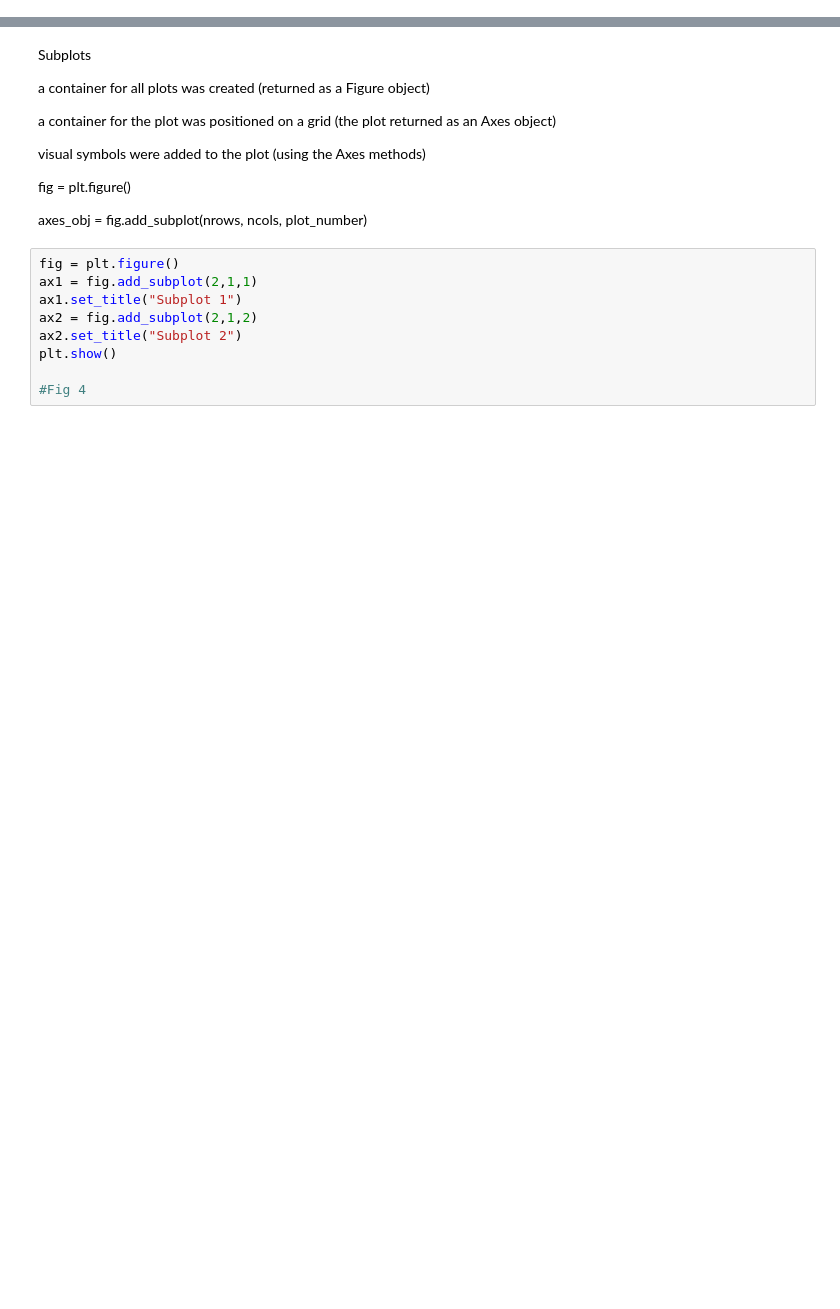
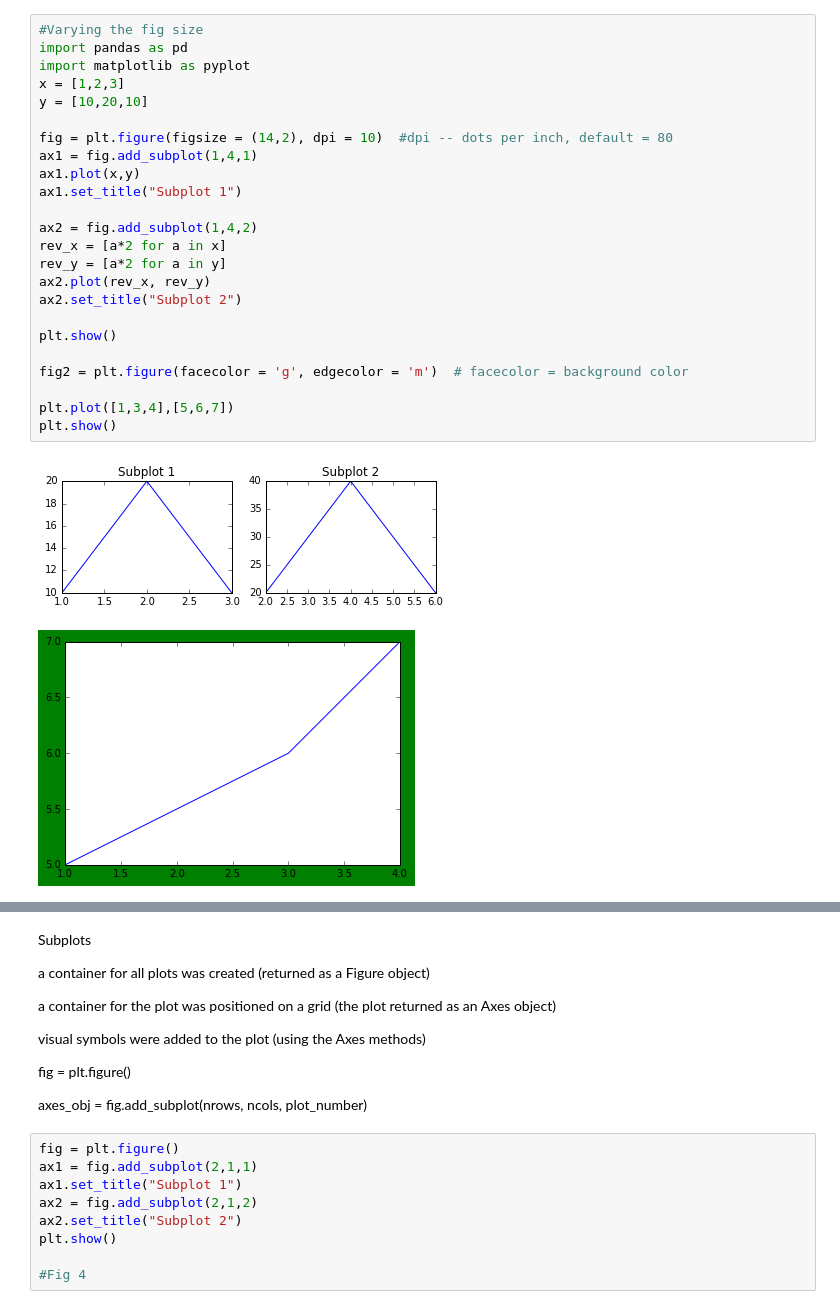
Before and after one commit to Anoosha-Shetty/Data-Science, a Jupyter notebook: Plotting/Line Charts.ipynb, the cells around one changed output, grey strips where cells are left out. Saved outputs shown, nothing was run; the diff lists cells and outputs as text; blank space fills up the shorter version.

```diff
--- a/Plotting/Line Charts.ipynb
+++ b/Plotting/Line Charts.ipynb
@@ -16,3 +22,30 @@ plt.show()
+# %%
+#Varying the fig size
+import pandas as pd
+import matplotlib as pyplot
+x = [1,2,3]
+y = [10,20,10]
+
+fig = plt.figure(figsize = (14,2), dpi = 10)  #dpi -- dots per inch, default = 80
+ax1 = fig.add_subplot(1,4,1)
+ax1.plot(x,y)
+ax1.set_title("Subplot 1")
+
+ax2 = fig.add_subplot(1,4,2)
+rev_x = [a*2 for a in x]
+rev_y = [a*2 for a in y]
+ax2.plot(rev_x, rev_y)
+ax2.set_title("Subplot 2")
+
+plt.show()
+
+fig2 = plt.figure(facecolor = 'g', edgecolor = 'm')  # facecolor = background color
+
+plt.plot([1,3,4],[5,6,7])
+plt.show()
+# %% [output]
+[figure, added]
+[figure, added]
 # %%
 import pandas as pd
 pol = pd.read_csv(r'D:\GitHub\Datasets\police-locals\police-locals.csv')
```
Also changed, not shown: parts of 9 cells of this notebook.
